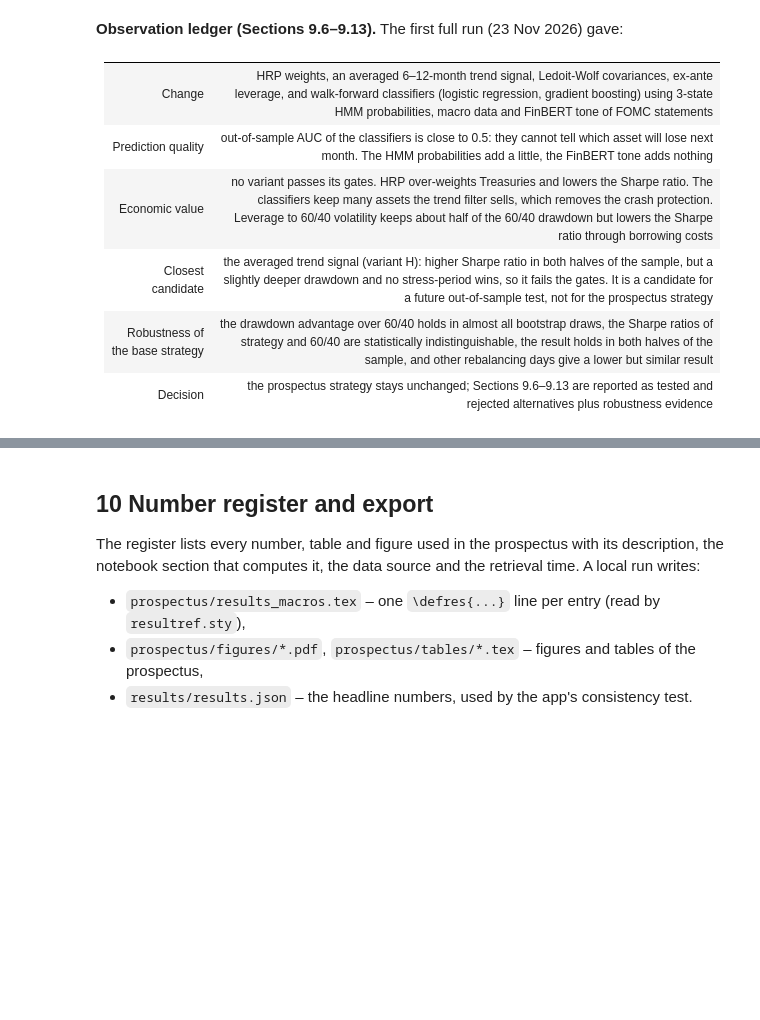
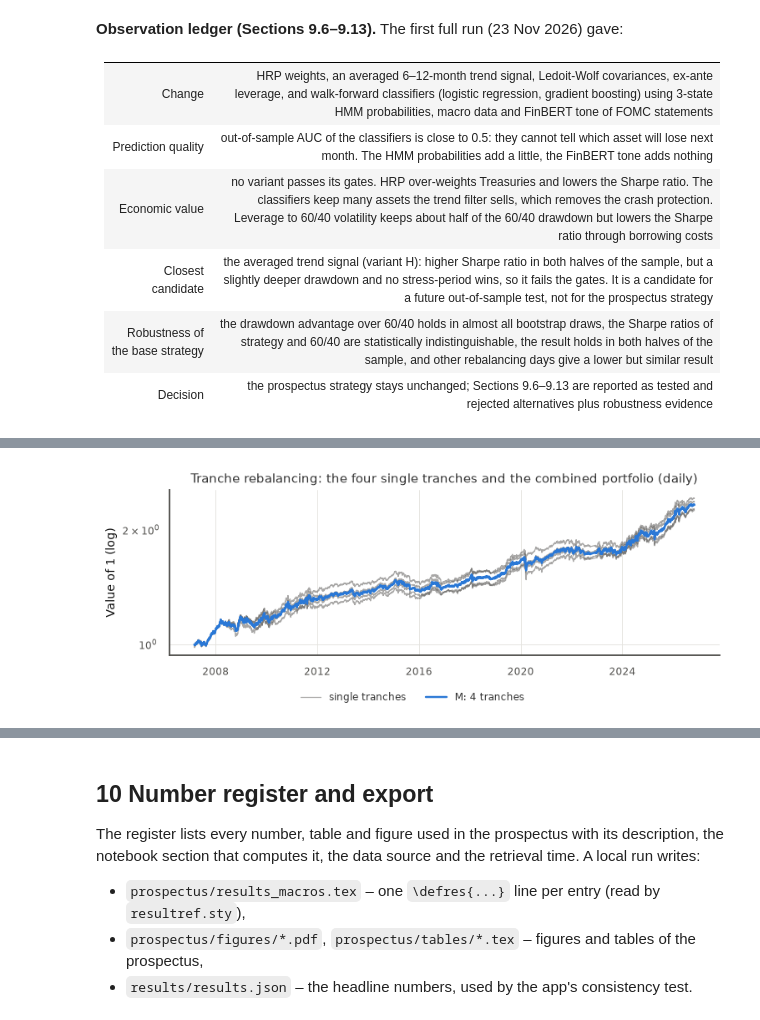
Before and after one commit to paul2108/04_Financial-Modelin-Group-projects, a Jupyter notebook: notebook/GroupZ_RiskParity_Trend.ipynb, the cells around one changed output, grey strips where cells are left out. Drawn from its saved outputs; the diff is of its cells as text; code cells hidden in the pictures; blank space fills up the shorter version.

```diff
--- a/notebook/GroupZ_RiskParity_Trend.ipynb
+++ b/notebook/GroupZ_RiskParity_Trend.ipynb
@@ -2770,9 +2778,10 @@ def market_data_offset(prices_raw, k):
     return MarketData(prices_d=prices_d, rets_d=rets_d, prices_m=prices_m, rets_m=rets_m, rf_m=rf_m)
 
 
-off_rows = {}
+off_rows, OFF_DATA = {}, {}
 for k in tqdm(TCFG.offsets, desc="Rebalance offsets"):
     dk = market_data_offset(prices_raw, k)
+    OFF_DATA[k] = dk  # reused by the tranche backtest (Section 9.16)
     run = run_strategy(dk, RISKY_ASSETS, COV_WINDOW, SMA_WINDOW, True, WEIGHTING, COST_BPS,
                        benchmark_weights=BENCHMARK_6040)
     ps = performance_summary(run["returns"], dk.rf_m)
@@ -2967,0 +3260,16 @@ Saved groupz_test_results.txt
+# %%
+# Checks of the new building blocks against the existing engine (they must reproduce variant A)
+pm6 = data.prices_m[RISKY_ASSETS]
+W_chk_trend = apply_trend(W_erc, trend_signal(pm6, SMA_WINDOW))
+assert np.allclose(W_chk_trend.to_numpy(), W_A.to_numpy(), atol=1e-12), "apply_trend must reproduce A"
+assert np.allclose(backtest_band(W_A, data, COST_BPS, 0.0)["net"], r_strat, atol=1e-14), "band 0 must equal A"
+print("Checks passed: apply_trend and backtest_band (band = 0) reproduce variant A exactly.")
+
+
+def gates_plus(r, r_ref=None, extra=None, need=2, periods=None, rf=None):
+    """Section 9.2 gates plus an approach-specific gate (extra = (label, bool))."""
+    g = gate_check(r, r_strat if r_ref is None else r_ref, STRESS3 if periods is None else periods, need, rf=rf)
+    if extra is not None:
+        g[extra[0]] = bool(extra[1])
+        g["PROMOTED"] = bool(g["PROMOTED"] and extra[1])
+    return g
@@ -2967,0 +3410,68 @@ Saved groupz_test_results.txt
+# %%
+px_daily = clean_prices(prices_raw)[RISKY_ASSETS + [RF_TICKER]].ffill(limit=5)
+RF_T0 = float(OFF_DATA[0].rf_m.shift(-1).loc[T0])  # T-bill rate on 28 Feb 2007: cash of tranches not yet invested
+NAV_T, TO_T, W_T = {}, {}, {}
+for k in tqdm(ICFG.tranche_offsets, desc="Tranches (daily backtest)"):
+    dk = OFF_DATA[k]
+    dates_k = dk.prices_m.index[dk.prices_m.index >= T0]
+    W_T[k] = target_weights(dk, RISKY_ASSETS, dates_k, COV_WINDOW, SMA_WINDOW, True, WEIGHTING)
+    rf_start_of_period = dk.rf_m.shift(-1)  # ^IRX on the decision day / 1200: earned until the next decision
+    NAV_T[k], TO_T[k] = backtest_daily(W_T[k], px_daily[RISKY_ASSETS], rf_start_of_period, COST_BPS,
+                                       start=T0, rf_start=RF_T0)
+
+# Check 1: the daily engine reproduces the monthly engine for the month-end tranche (same data, same weights)
+mon0 = backtest(W_T[0], OFF_DATA[0], COST_BPS)["net"]
+nav0 = NAV_T[0].loc[W_T[0].index]
+daily0 = (nav0 / nav0.shift(1) - 1.0).iloc[1:]
+assert np.allclose(daily0.to_numpy(), mon0.to_numpy(), atol=1e-10), "daily engine must reproduce backtest()"
+# Check 2: the month-end tranche is (almost) variant A; the only difference is how month-end prices are sampled
+lab = lambda s: s.set_axis(s.index + pd.offsets.MonthEnd(0))
+diff_A = (lab(daily0) - r_strat).abs().max()
+print(f"Checks passed: daily engine = monthly engine (max diff {np.abs(daily0.to_numpy() - mon0.to_numpy()).max():.1e}); "
+      f"month-end tranche vs variant A: max monthly difference {diff_A:.1e}")
+
+month_ends = W_T[0].index  # last trading day of each month, from T0
+combo = sum(0.25 * NAV_T[k] for k in ICFG.tranche_offsets)
+combo_m = combo.loc[month_ends]
+r_M = lab((combo_m / combo_m.shift(1) - 1.0).iloc[1:]).rename("M: 4 tranches")
+assert r_M.index.equals(RETURN_MONTHS), "the tranche portfolio must cover the same months as A"
+# turnover of the combined portfolio: value traded by each tranche as a share of the combined value
+traded = sum(float((0.25 * NAV_T[k].loc[TO_T[k].index] * TO_T[k] / combo.loc[TO_T[k].index]).sum())
+             for k in ICFG.tranche_offsets)
+to_M = traded / (N_MONTHS / 12)
+
+off = pd.DataFrame(off_rows).T
+pM = performance_summary(r_M, data.rf_m)
+in_range = (off["Strategy Sharpe"].min() <= pM["sharpe"] <= off["Strategy Sharpe"].max()) and (
+    off["Strategy MDD %"].min() <= 100 * pM["max_dd"] <= off["Strategy MDD %"].max()
+)
+IMP["M: 4 tranches"] = {
+    "returns": r_M,
+    "turnover": None,
+    "gates": gates_plus(r_M, extra=("inside single-day range", in_range)),
+    "type": "rebalancing",
+    "turnover_pa": to_M,
+}
+single = {}
+for k in ICFG.tranche_offsets:
+    nk = NAV_T[k].loc[month_ends]
+    single[f"tranche {k} days before month-end"] = lab((nk / nk.shift(1) - 1.0).iloc[1:])
+report("9.16 Single tranches and the combined portfolio (daily engine, month-end values, net of 10 bps)",
+       perf_table({"A: Trend (base)": r_strat} | single | {"M: 4 tranches": r_M}))
+report("9.16 Range of the single-day runs of Section 9.12 and turnover of the tranche portfolio",
+       pd.DataFrame({"Sharpe": [off["Strategy Sharpe"].min(), off["Strategy Sharpe"].mean(), off["Strategy Sharpe"].max(), pM["sharpe"]],
+                     "Max DD %": [off["Strategy MDD %"].min(), off["Strategy MDD %"].mean(), off["Strategy MDD %"].max(), 100 * pM["max_dd"]]},
+                    index=["single-day runs: lowest", "single-day runs: mean", "single-day runs: highest", "M: 4 tranches"])
+       .assign(**{"Turnover % p.a.": [np.nan, np.nan, np.nan, 100 * to_M]}))
+report("9.16 Promotion gates (reference: A)", pd.DataFrame({"M: 4 tranches": IMP["M: 4 tranches"]["gates"]}).T)
+
+fig, ax = plt.subplots(figsize=(FIG_W, 2.6), layout="constrained")
+for k in ICFG.tranche_offsets:
+    ax.plot(NAV_T[k].index, NAV_T[k], lw=0.8, color=INK_2, alpha=0.5, label="single tranches" if k == 0 else None)
+ax.plot(combo.index, combo, lw=1.6, color=COLORS["Strategy"], label="M: 4 tranches")
+ax.set_yscale("log")
+ax.set_ylabel("Value of 1 (log)")
+ax.set_title("Tranche rebalancing: the four single tranches and the combined portfolio (daily)")
+legend_below(fig, ax, ncol=2)
+plt.show()
+# %% [output]
@@ -2967,0 +3495 @@ Saved groupz_test_results.txt
+[figure, added]
```
Also changed, not shown: parts of 32 cells of this notebook, 12 other files.
